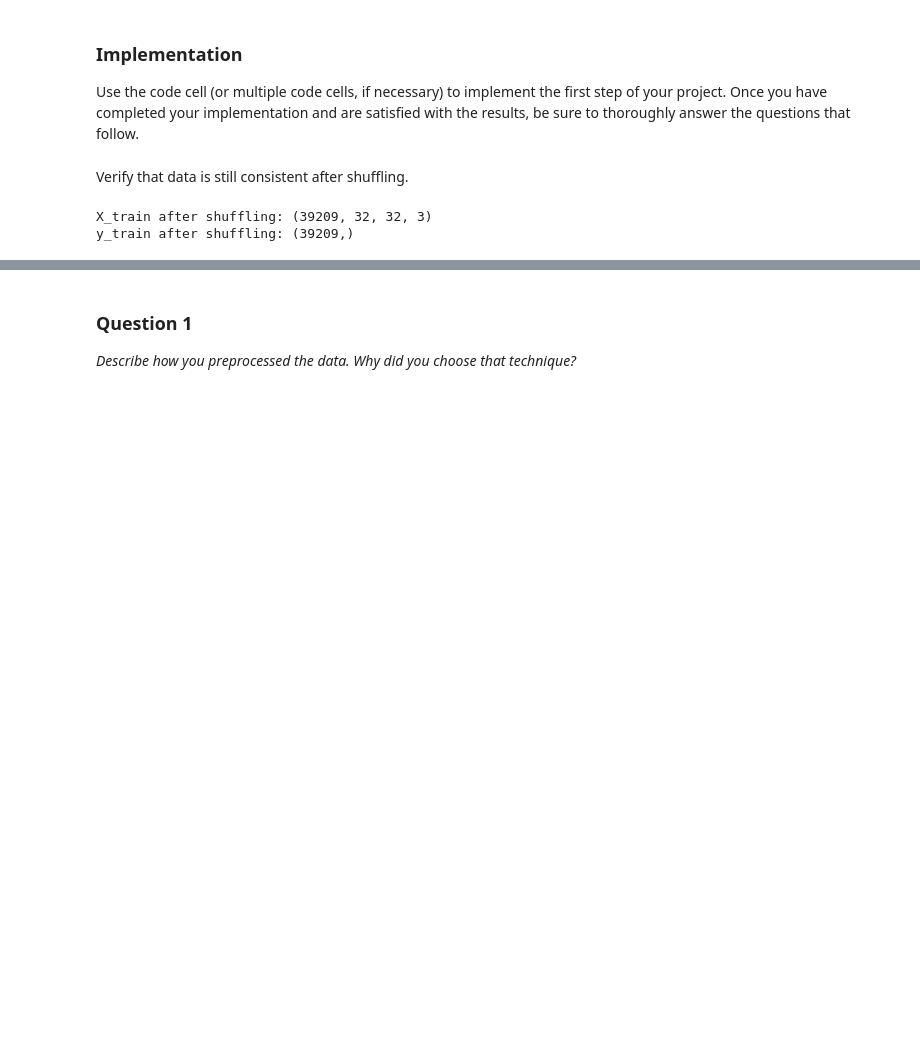
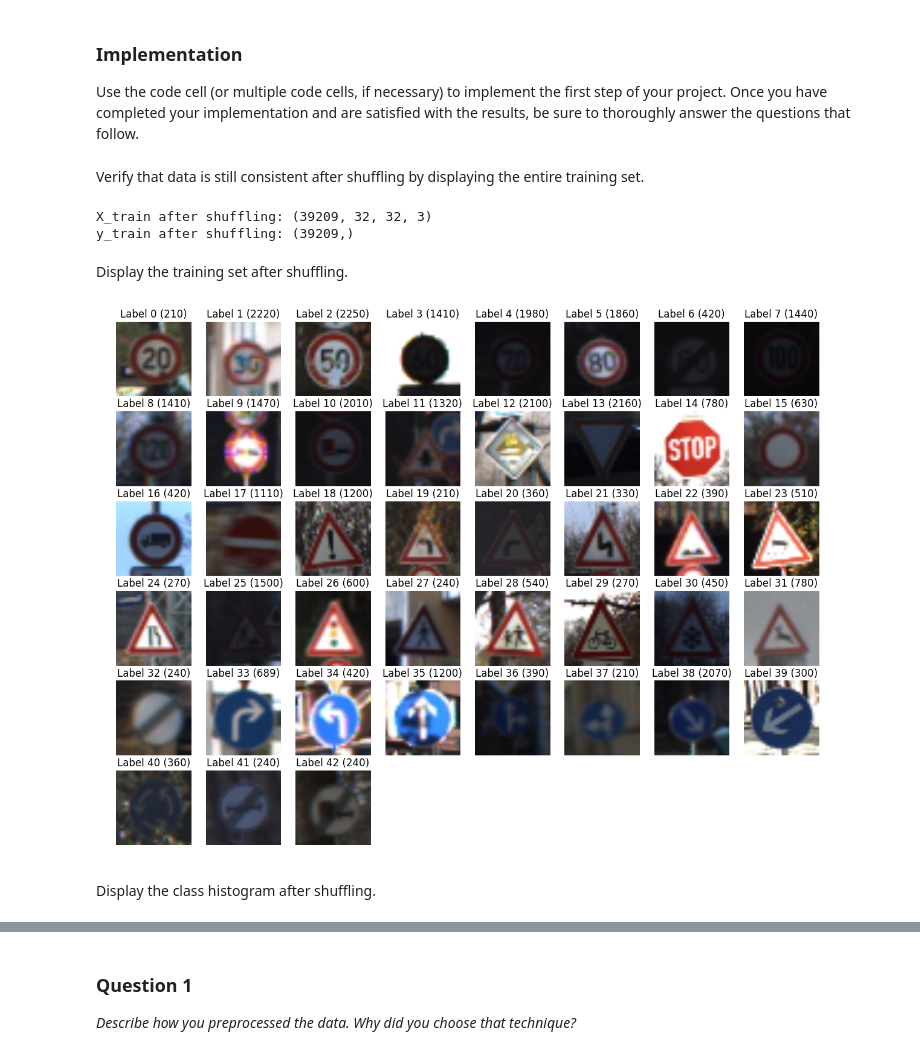
Before and after one commit to Nallo/CarND-Traffic-Sign-Classifier-P2, a Jupyter notebook: Traffic_Sign_Classifier.ipynb, the cells around one changed output, grey strips where cells are left out. Cells and saved outputs as stored; diff of their text form; code cells hidden in the pictures; blank space fills up the shorter version.

Commit message:
shuffling
Signed-off-by: Stefano Martinallo <stefano@sherlock.bike>

```diff
--- a/Traffic_Sign_Classifier.ipynb
+++ b/Traffic_Sign_Classifier.ipynb
@@ -148,7 +151,7 @@ from sklearn.utils import shuffle
 
 X_train, y_train = shuffle(X_train, y_train)
 # %% [markdown]
-Verify that data is still consistent after shuffling.
+Verify that data is still consistent after shuffling by displaying the entire training set.
 # %%
 print("X_train after shuffling:", X_train.shape)
 print("y_train after shuffling:", y_train.shape)
@@ -159,3 +163,11 @@ assert(image_shape==X_train.shape[1:])
 # %% [output]
 X_train after shuffling: (39209, 32, 32, 3)
 y_train after shuffling: (39209,)
+# %% [markdown]
+Display the training set after shuffling.
+# %%
+display_images_and_labels(X_train, y_train.tolist())
+# %% [output]
+[figure, added]
+# %% [markdown]
+Display the class histogram after shuffling.
```
Also changed, not shown: parts of 4 cells of this notebook.
